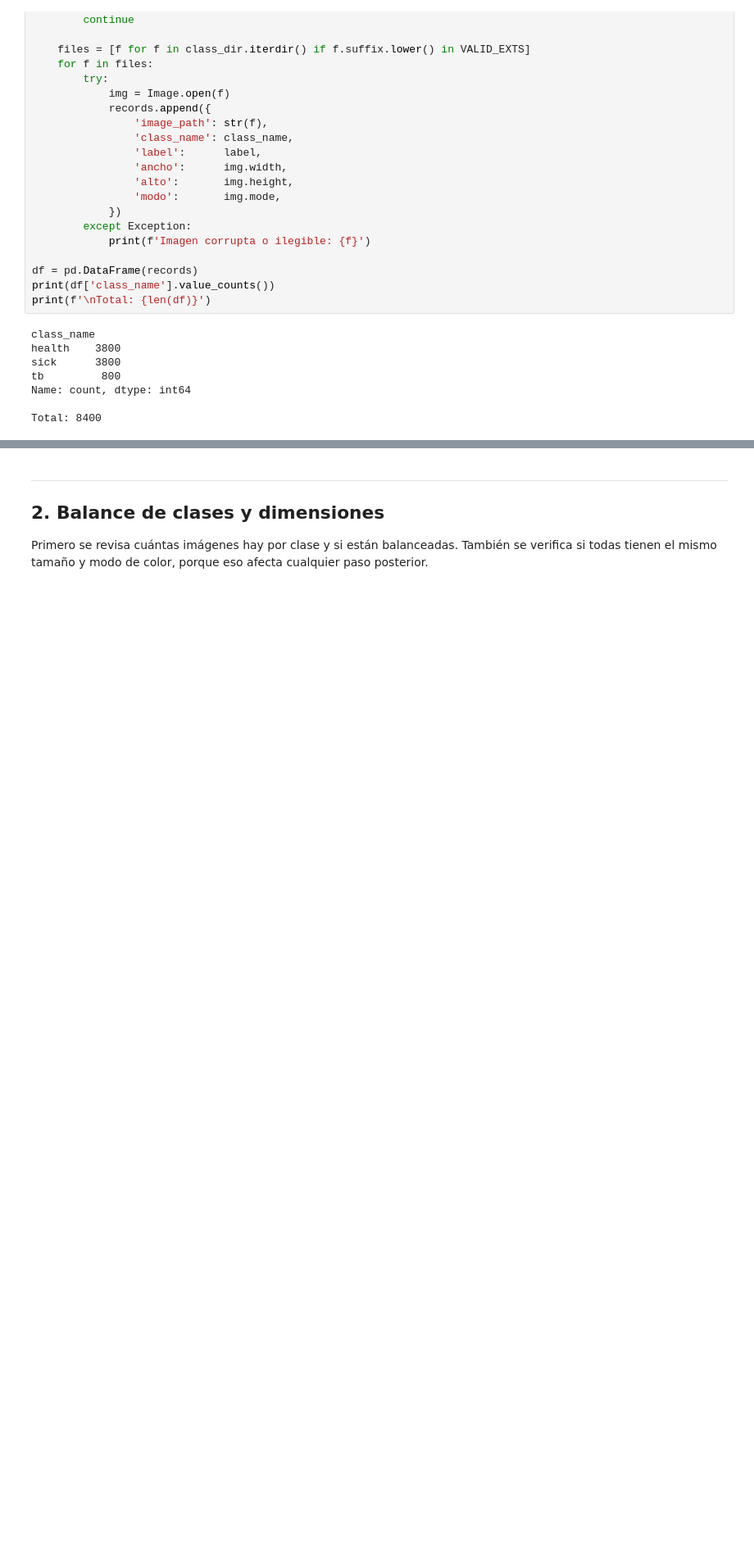
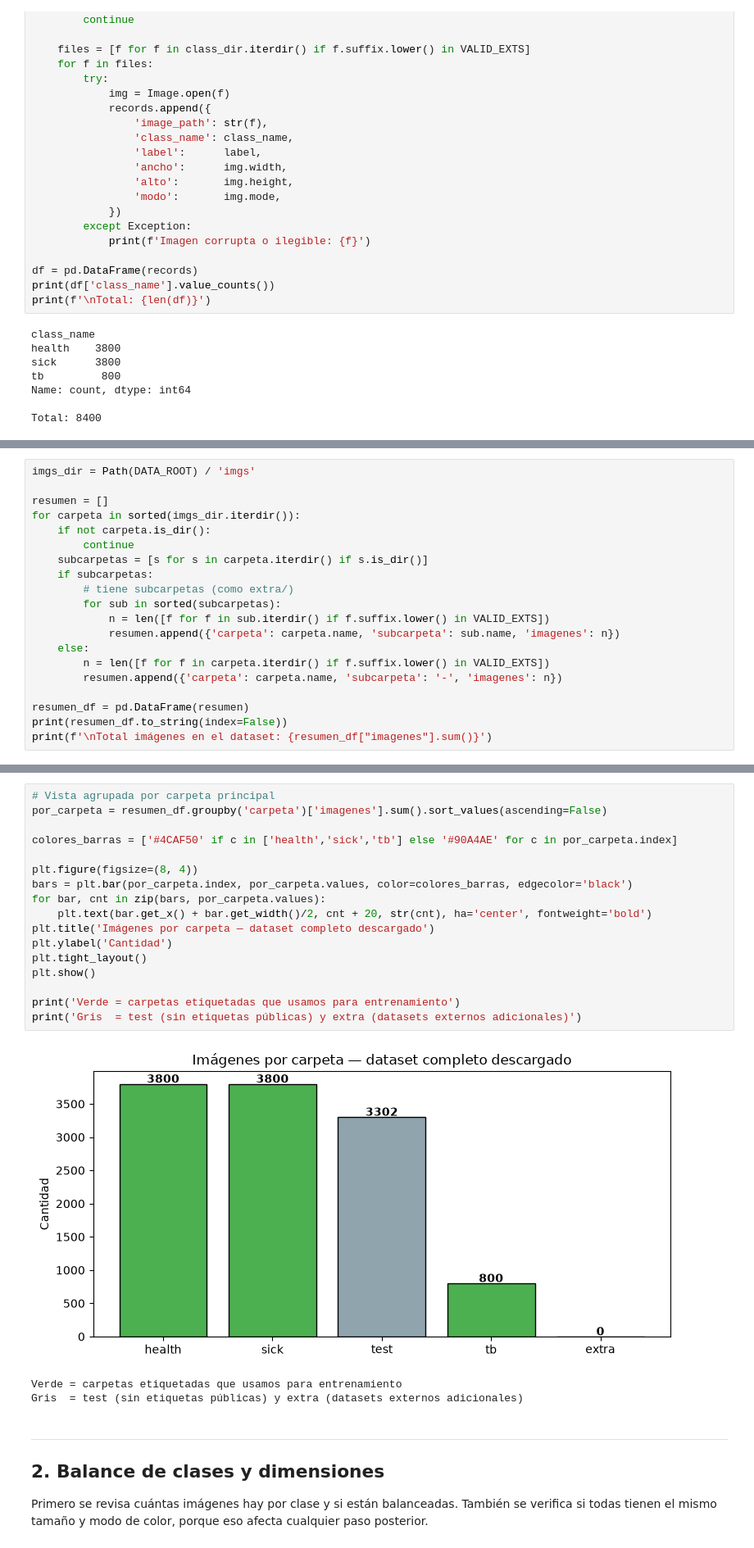
Before and after one commit to KevEstr/CAD_TBX11K, a Jupyter notebook: CAD_TBX11K_Pipeline.ipynb, the cells around one changed output, grey strips where cells are left out. Shown at 82% size. Saved outputs shown, nothing was run; the diff lists cells and outputs as text; blank space fills up the shorter version.

```diff
--- a/CAD_TBX11K_Pipeline.ipynb
+++ b/CAD_TBX11K_Pipeline.ipynb
@@ -124,0 +130,20 @@ Total: 8400
+# %%
+imgs_dir = Path(DATA_ROOT) / 'imgs'
+
+resumen = []
+for carpeta in sorted(imgs_dir.iterdir()):
+    if not carpeta.is_dir():
+        continue
+    subcarpetas = [s for s in carpeta.iterdir() if s.is_dir()]
+    if subcarpetas:
+        # tiene subcarpetas (como extra/)
+        for sub in sorted(subcarpetas):
+            n = len([f for f in sub.iterdir() if f.suffix.lower() in VALID_EXTS])
+            resumen.append({'carpeta': carpeta.name, 'subcarpeta': sub.name, 'imagenes': n})
+    else:
+        n = len([f for f in carpeta.iterdir() if f.suffix.lower() in VALID_EXTS])
+        resumen.append({'carpeta': carpeta.name, 'subcarpeta': '-', 'imagenes': n})
+
+resumen_df = pd.DataFrame(resumen)
+print(resumen_df.to_string(index=False))
+print(f'\nTotal imágenes en el dataset: {resumen_df["imagenes"].sum()}')
@@ -125,3 +160,24 @@ Total: 8400
+# %%
+# Vista agrupada por carpeta principal
+por_carpeta = resumen_df.groupby('carpeta')['imagenes'].sum().sort_values(ascending=False)
+
+colores_barras = ['#4CAF50' if c in ['health','sick','tb'] else '#90A4AE' for c in por_carpeta.index]
+
+plt.figure(figsize=(8, 4))
+bars = plt.bar(por_carpeta.index, por_carpeta.values, color=colores_barras, edgecolor='black')
+for bar, cnt in zip(bars, por_carpeta.values):
+    plt.text(bar.get_x() + bar.get_width()/2, cnt + 20, str(cnt), ha='center', fontweight='bold')
+plt.title('Imágenes por carpeta — dataset completo descargado')
+plt.ylabel('Cantidad')
+plt.tight_layout()
+plt.show()
+
+print('Verde = carpetas etiquetadas que usamos para entrenamiento')
+print('Gris  = test (sin etiquetas públicas) y extra (datasets externos adicionales)')
+# %% [output]
+[figure, added]
+Verde = carpetas etiquetadas que usamos para entrenamiento
+Gris  = test (sin etiquetas públicas) y extra (datasets externos adicionales)
 # %% [markdown]
 ---
 ## 2. Balance de clases y dimensiones
```
Also changed, not shown: parts of 2 cells of this notebook.
